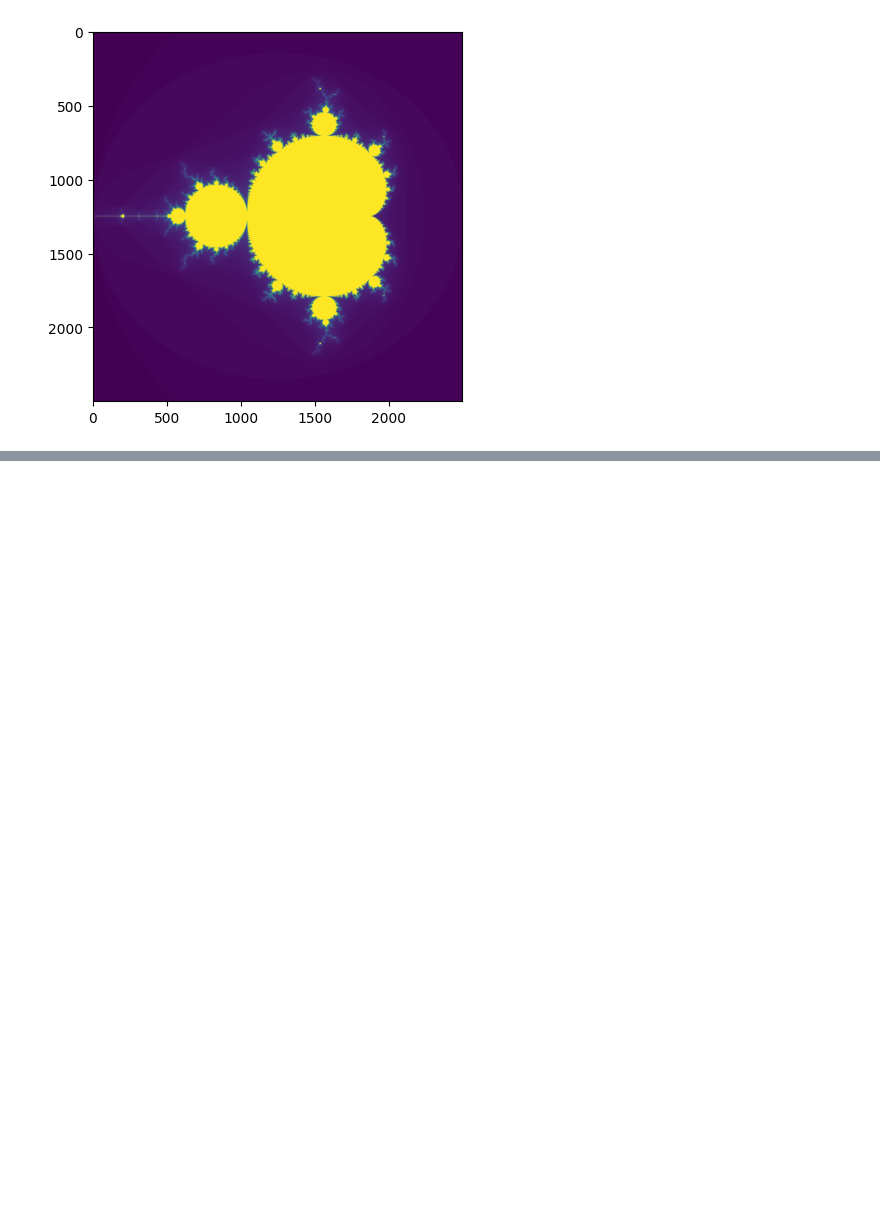
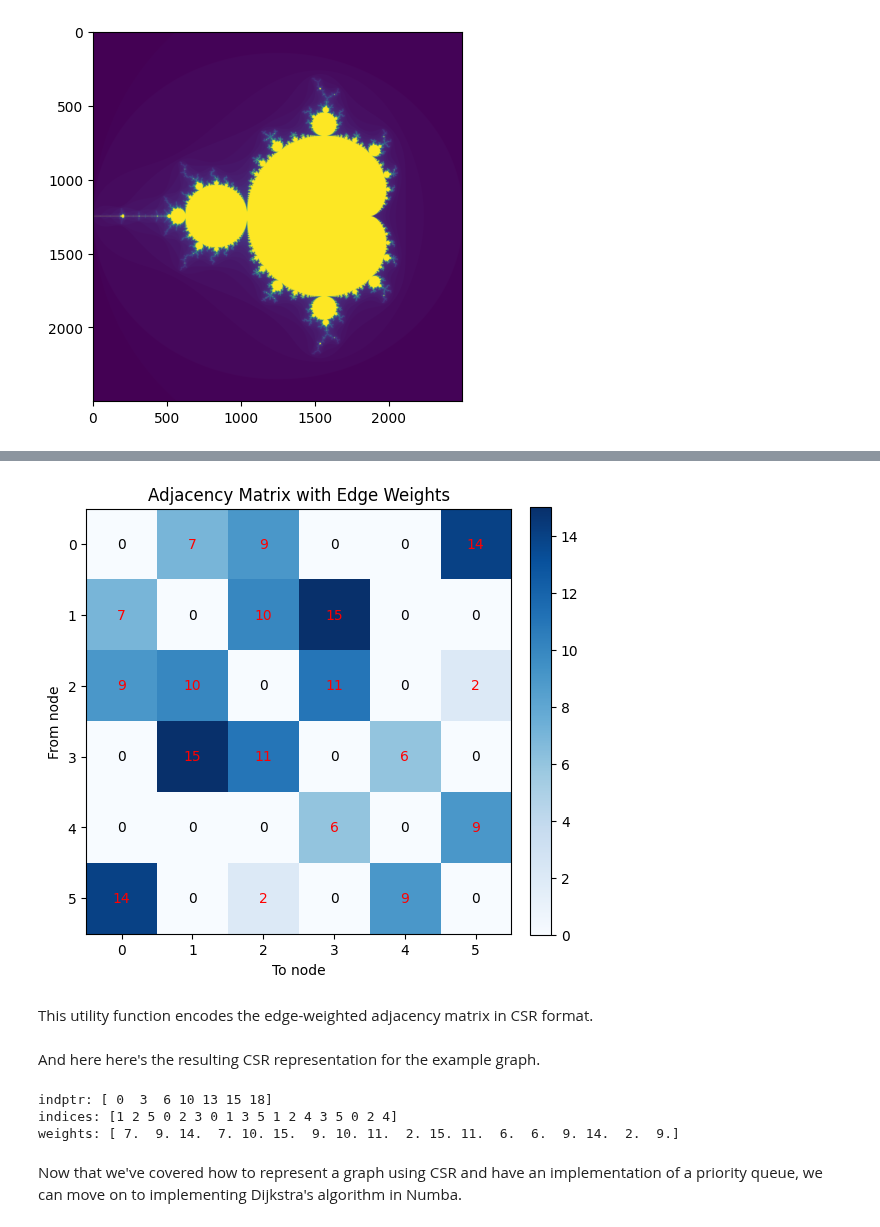
Before and after one commit to tedtop/CSCI-491-591-HPC, a Jupyter notebook: lecture2.ipynb, the cells around one changed output, grey strips where cells are left out. Drawn from its saved outputs; the diff is of its cells as text; code cells hidden in the pictures; blank space fills up the shorter version.

```diff
--- a/lecture2.ipynb
+++ b/lecture2.ipynb
@@ -351,0 +568,33 @@ Speedup (Python / Numba): 33.53×
+# %%
+# This code just builds and plot the edge weighted adjacency matrix
+adj = np.zeros((n, n))
+for u, v, w in edges:
+    adj[u, v] = w
+    adj[v, u] = w
+
+# Plot adjacency matrix with labels
+fig, ax = plt.subplots(figsize=(6, 6))
+im = ax.imshow(adj, cmap="Blues")
+
+# Label each cell with weight (0 if no edge)
+for i in range(n):
+    for j in range(n):
+        text = f"{adj[i, j]:.0f}"
+        ax.text(j, i, text,
+                ha="center", va="center",
+                color="black" if adj[i, j] == 0 else "red",
+                fontsize=10)
+
+ax.set_xticks(np.arange(n))
+ax.set_yticks(np.arange(n))
+ax.set_xticklabels([str(i) for i in range(n)])
+ax.set_yticklabels([str(i) for i in range(n)])
+ax.set_xlabel("To node")
+ax.set_ylabel("From node")
+ax.set_title("Adjacency Matrix with Edge Weights")
+plt.colorbar(im, ax=ax, fraction=0.046, pad=0.04)
+plt.show()
+# %% [output]
+[figure, added]
+# %% [markdown]
+This utility function encodes the edge-weighted adjacency matrix in CSR format.
@@ -351,0 +629,13 @@ Speedup (Python / Numba): 33.53×
+# %% [markdown]
+And here here's the resulting CSR representation for the example graph.
+# %%
+indptr, indices, weights = edges_to_csr(n, undirected)
+print("indptr:", indptr)
+print("indices:", indices)
+print("weights:", weights)
+# %% [output]
+indptr: [ 0  3  6 10 13 15 18]
+indices: [1 2 5 0 2 3 0 1 3 5 1 2 4 3 5 0 2 4]
+weights: [ 7.  9. 14.  7. 10. 15.  9. 10. 11.  2. 15. 11.  6.  6.  9. 14.  2.  9.]
+# %% [markdown]
+Now that we've covered how to represent a graph using CSR and have an implementation of a priority queue, we can move on to implementing Dijkstra's algorithm in Numba.
```
Also changed, not shown: parts of 17 cells of this notebook.
